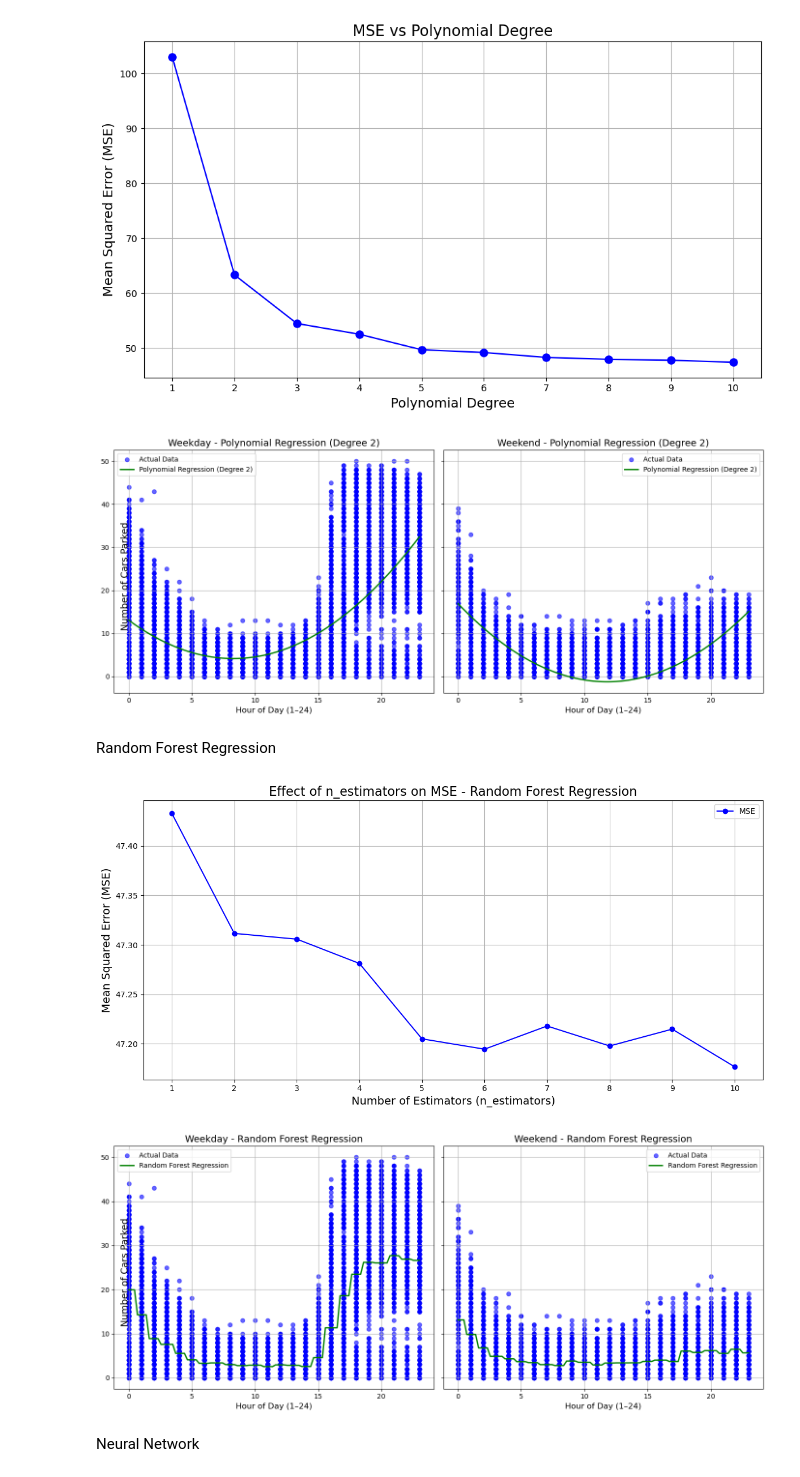
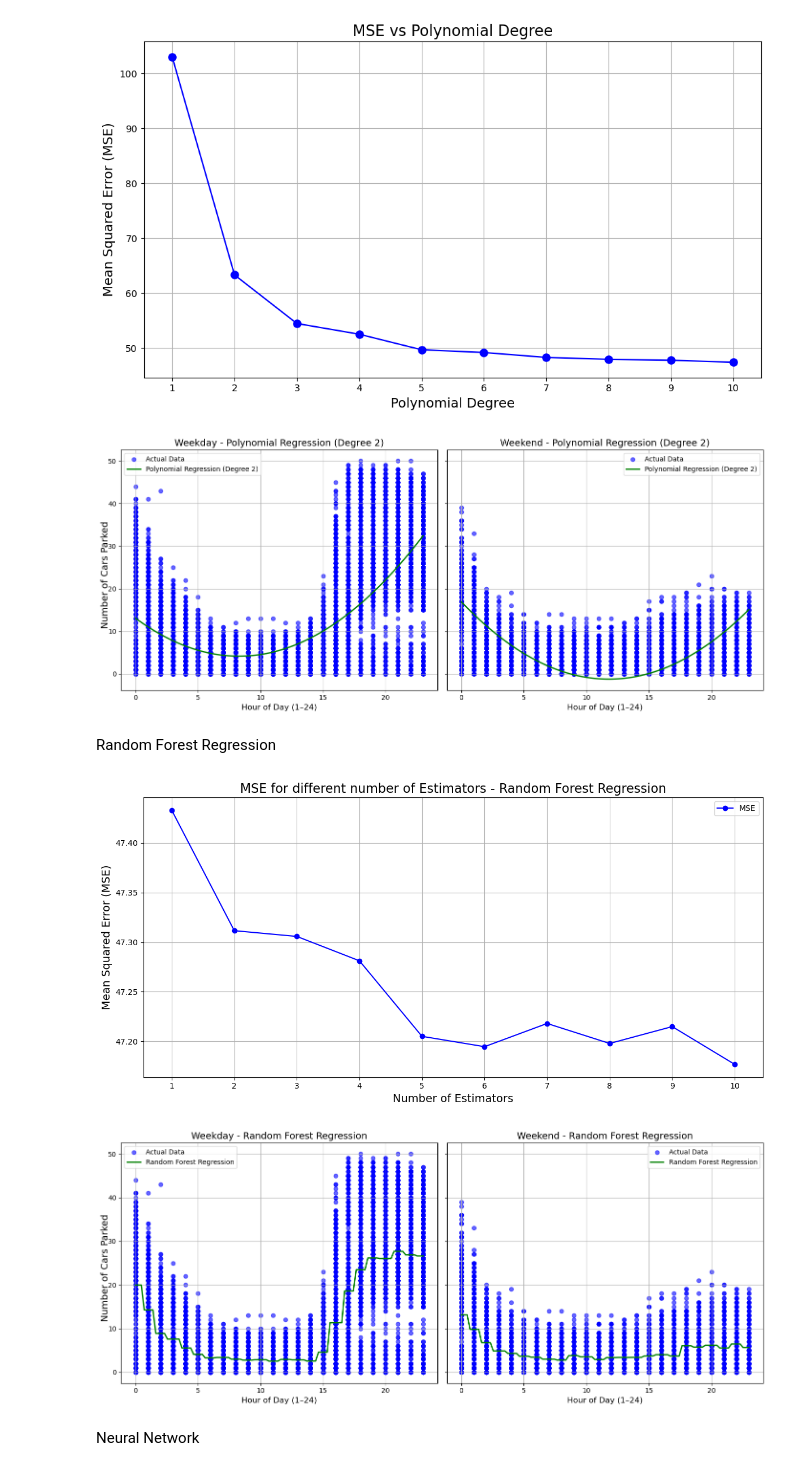
Before and after one commit to Vigro08/AA-Team-Assignment, a Jupyter notebook: Tasks/04_Predictive_Analysis.ipynb, the cells around one changed output. Saved outputs shown, nothing was run; the diff lists cells and outputs as text; code cells hidden in the pictures.

```diff
--- a/Tasks/04_Predictive_Analysis.ipynb
+++ b/Tasks/04_Predictive_Analysis.ipynb
@@ -479,7 +479,7 @@ for ax, title, is_weekday in zip(
 
     ax.plot(X_grid[:, 0], y_grid, color='red', label='NN Predictions', linewidth=2)
 
-    ax.set_title(f'{title} - NN Predictions\nMSE: {test_loss:.2f}, MAE: {test_mae:.2f}', fontsize=14)
+    ax.set_title(f'{title} - Neural Network (NN) Predictions', fontsize=14)
     ax.set_xlabel('Hour of Day (1–24)', fontsize=12)
     ax.grid(True)
     ax.legend()
@@ -734,12 +734,12 @@ for ax, title, is_weekday, y_grid in zip(axes,
     ax.grid(True)
     ax.legend()
 
-fig.text(0.04, 0.5, 'Number of Cars Parked', va='center', rotation='vertical', fontsize=14)
+fig.text(0, 0.5, 'Number of Cars Parked', va='center', rotation='vertical', fontsize=14)
 
 plt.tight_layout()
 plt.show()
 # %% [output]
-[figure, old version]
+[figure, new version]
 # %% [markdown]
 Random Forest Regression
 # %%
@@ -760,8 +760,8 @@ for n_estimators in n_estimators_range:
 
 plt.figure(figsize=(12, 6))
 plt.plot(n_estimators_range, mse_values, marker='o', linestyle='-', color='blue', label='MSE')
-plt.title('Effect of n_estimators on MSE - Random Forest Regression', fontsize=16)
-plt.xlabel('Number of Estimators (n_estimators)', fontsize=14)
+plt.title('MSE for different number of Estimators - Random Forest Regression', fontsize=16)
+plt.xlabel('Number of Estimators', fontsize=14)
 plt.ylabel('Mean Squared Error (MSE)', fontsize=14)
 plt.xticks(n_estimators_range)
 plt.grid(True)
@@ -769,40 +769,40 @@ plt.legend()
 plt.tight_layout()
 plt.show()
 # %% [output]
-[figure, old version]
+[figure, new version]
 # %%
 x_train, x_test, y_train, y_test = train_test_split(x_b, y_b, test_size=0.5, random_state=42)
 
 model_b_rf = RandomForestRegressor(n_estimators=1, random_state=42)
 model_b_rf.fit(x_train, y_train)
 
 X_grid = np.linspace(min(x_b[:, 0]), max(x_b[:, 0]), 100).reshape(-1, 1)
 X_grid_combined = np.hstack([X_grid, np.ones_like(X_grid) * x_b[0, 1]])
 y_grid = model_b_rf.predict(X_grid_combined)
 
 fig, axes = plt.subplots(1, 2, figsize=(14, 6), sharey=True)
 
 for ax, title, is_weekday in zip(axes, ["Weekday", "Weekend"], [1, 0]):
     x_data = x_b[x_b[:, 1] == is_weekday]
     y_data = y_b[x_b[:, 1] == is_weekday]
 
     ax.scatter(x_data[:, 0], y_data, color='blue', label='Actual Data', alpha=0.6)
 
     X_grid_combined = np.hstack([X_grid, np.ones_like(X_grid) * is_weekday])
     y_grid = model_b_rf.predict(X_grid_combined)
     ax.plot(X_grid, y_grid, color='green', label='Random Forest Regression', linewidth=2)
 
     ax.set_title(f'{title} - Random Forest Regression', fontsize=14)
     ax.set_xlabel('Hour of Day (1–24)', fontsize=12)
     ax.grid(True)
     ax.legend()
 
-fig.text(0.04, 0.5, 'Number of Cars Parked', va='center', rotation='vertical', fontsize=14)
+fig.text(0, 0.5, 'Number of Cars Parked', va='center', rotation='vertical', fontsize=14)
 
 plt.tight_layout()
 plt.show()
 # %% [output]
-[figure, old version]
+[figure, new version]
 # %% [markdown]
 Neural Network
 # %%
```
Also changed, not shown: parts of 9 cells of this notebook, 1 other file.
